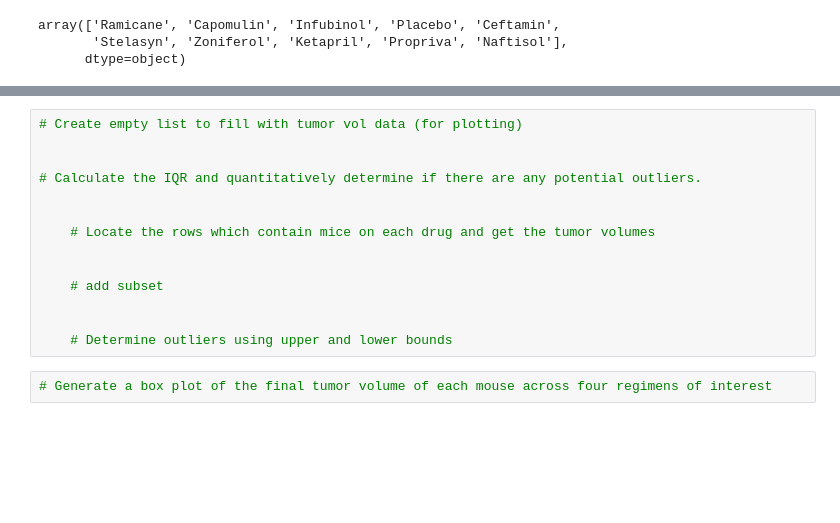
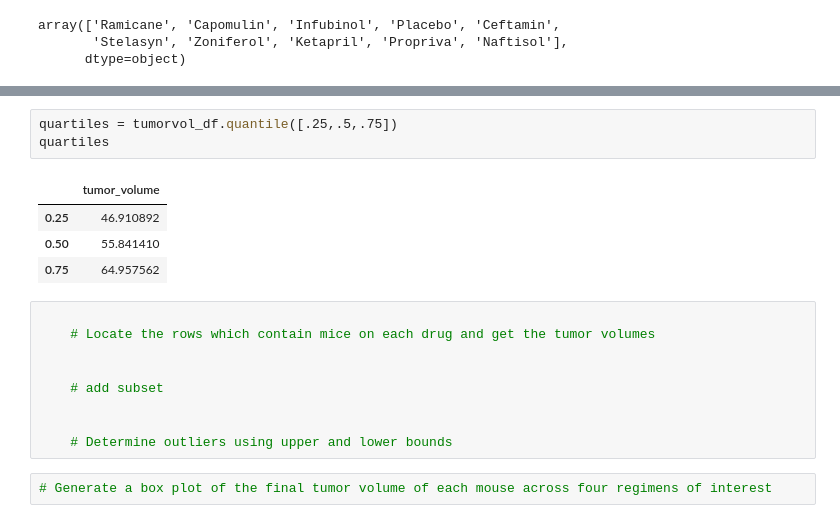
Before and after one commit to usa4148/the-power-of-plots, a Jupyter notebook: pymaceuticals_starter.ipynb, the cells around one changed output, grey strips where cells are left out. Cells and saved outputs as stored; diff of their text form; blank space fills up the shorter version.

```diff
--- a/pymaceuticals_starter.ipynb
+++ b/pymaceuticals_starter.ipynb
@@ -274,9 +289,12 @@ array(['Ramicane', 'Capomulin', 'Infubinol', 'Placebo', 'Ceftamin',
+# %%
+quartiles = tumorvol_df.quantile([.25,.5,.75])
+quartiles
+# %% [output]
+|  | tumor_volume |
+| 0.25 | 46.910892 |
+| 0.50 | 55.841410 |
+| 0.75 | 64.957562 |
 # %%
-# Create empty list to fill with tumor vol data (for plotting)
-
-
-# Calculate the IQR and quantitatively determine if there are any potential outliers.
-
 
     # Locate the rows which contain mice on each drug and get the tumor volumes
 
```
Also changed, not shown: parts of 1 cell of this notebook.
